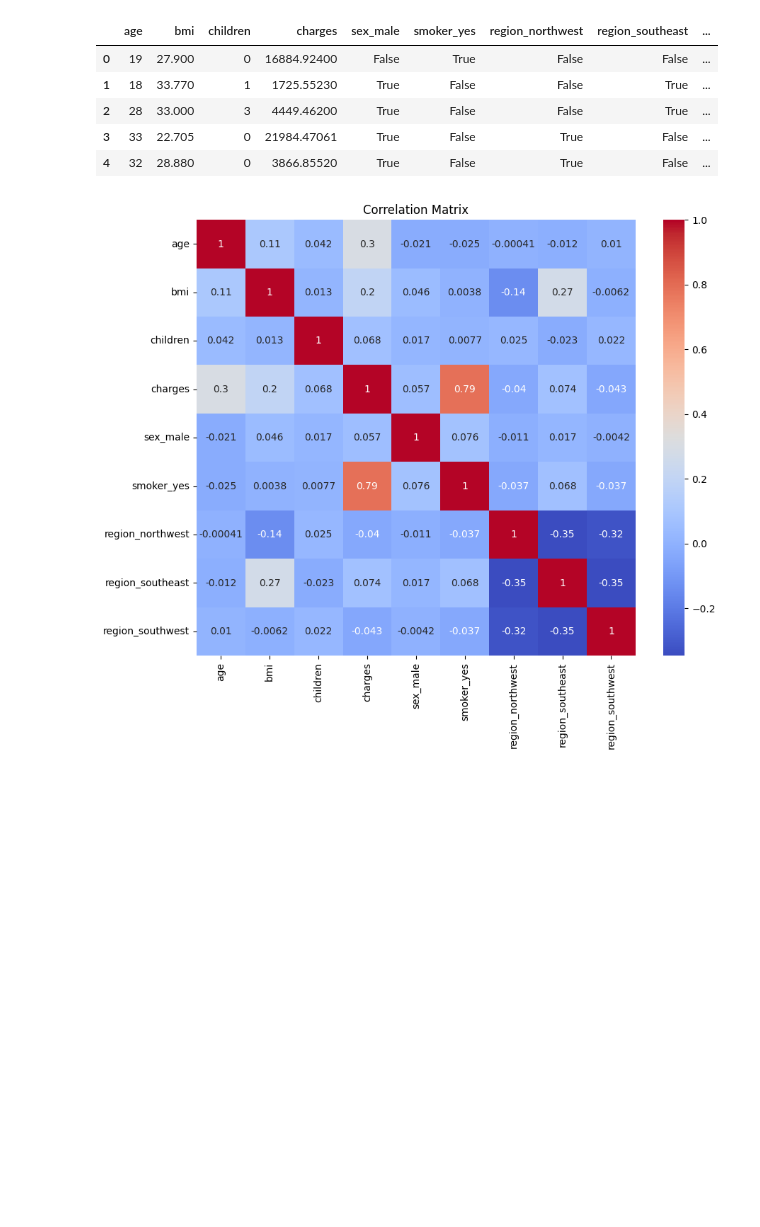
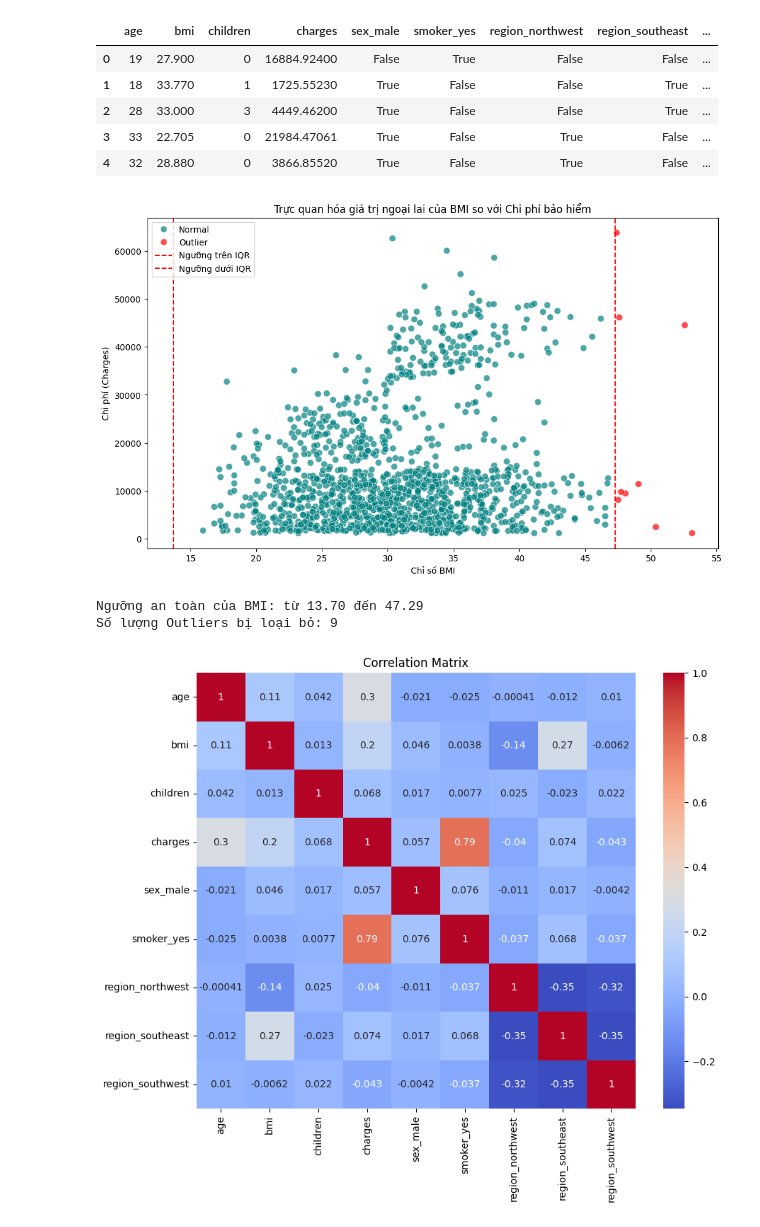
Before and after one commit to thuynguyenhuit/hocsau, a Jupyter notebook: Phan_tich_hoi_quy_tuyen_tinh_Insurance.ipynb, the cells around one changed output. Cells and saved outputs as stored; diff of their text form; code cells hidden in the pictures; blank space fills up the shorter version.

```diff
--- a/Phan_tich_hoi_quy_tuyen_tinh_Insurance.ipynb
+++ b/Phan_tich_hoi_quy_tuyen_tinh_Insurance.ipynb
@@ -74,3 +74,50 @@ Dữ liệu sau khi mã hóa thành công:
 | 2 | 28 | 33.000 | 3 | 4449.46200 | True | False | False | True | ... |
 | 3 | 33 | 22.705 | 0 | 21984.47061 | True | False | True | False | ... |
 | 4 | 32 | 28.880 | 0 | 3866.85520 | True | False | True | False | ... |
+# %%
+import pandas as pd
+import seaborn as sns
+import matplotlib.pyplot as plt
+
+# 1. Tính toán ngưỡng IQR cho cột BMI
+Q1 = pd_train['bmi'].quantile(0.25)
+Q3 = pd_train['bmi'].quantile(0.75)
+IQR = Q3 - Q1
+lower_bound = Q1 - 1.5 * IQR
+upper_bound = Q3 + 1.5 * IQR
+
+# 2. Tạo cột phân loại Outlier
+# Hàm này sẽ trả về 'Outlier' nếu giá trị nằm ngoài ngưỡng, ngược lại là 'Normal'
+pd_train['is_outlier'] = pd_train['bmi'].apply(
+    lambda x: 'Outlier' if (x < lower_bound or x > upper_bound) else 'Normal'
+)
+
+# 3. Vẽ biểu đồ phân tán (Scatter Plot)
+plt.figure(figsize=(12, 7))
+
+# Dùng tham số 'hue' để phân biệt màu sắc dựa trên cột 'is_outlier'
+# 'palette' giúp bạn chọn màu cụ thể (ví dụ: đỏ cho Outlier, xanh cho Normal)
+sns.scatterplot(
+    data=pd_train,
+    x='bmi',
+    y='charges',
+    hue='is_outlier',
+    palette={'Normal': 'teal', 'Outlier': 'red'},
+    alpha=0.7,
+    s=60
+)
+
+# Vẽ thêm đường giới hạn để dễ quan sát
+plt.axvline(x=upper_bound, color='red', linestyle='--', label='Ngưỡng trên IQR')
+plt.axvline(x=lower_bound, color='red', linestyle='--', label='Ngưỡng dưới IQR')
+
+plt.title('Trực quan hóa giá trị ngoại lai của BMI so với Chi phí bảo hiểm')
+plt.xlabel('Chỉ số BMI')
+plt.ylabel('Chi phí (Charges)')
+plt.legend()
+plt.show()
+
+# Sau khi xem xong, bạn nhớ xóa cột tạm này để tránh ảnh hưởng bước huấn luyện
+#pd_train.drop(columns=['is_outlier'], inplace=True)
+# %% [output]
+[figure, added]
@@ -77,3 +126,30 @@ Dữ liệu sau khi mã hóa thành công:
+# %%
+#Xử lý các giá trị ngoại lai cho cột BMI
+import numpy as np
+
+# Giả sử đây là cột BMI trong dữ liệu của bạn
+bmi_data = pd_train['bmi']
+
+# 1. Tính Q1, Q3
+Q1 = bmi_data.quantile(0.25)
+Q3 = bmi_data.quantile(0.75)
+
+# 2. Tính IQR
+IQR = Q3 - Q1
+
+# 3. Xác định ngưỡng
+lower_limit = Q1 - 1.5 * IQR
+upper_limit = Q3 + 1.5 * IQR
+
+# 4. Lọc dữ liệu
+outliers = bmi_data[(bmi_data < lower_limit) | (bmi_data > upper_limit)]
+df_cleaned = pd_train[(pd_train['bmi'] >= lower_limit) & (pd_train['bmi'] <= upper_limit)]
+
+print(f"Ngưỡng an toàn của BMI: từ {lower_limit:.2f} đến {upper_limit:.2f}")
+print(f"Số lượng Outliers bị loại bỏ: {len(outliers)}")
+# %% [output]
+Ngưỡng an toàn của BMI: từ 13.70 đến 47.29
+Số lượng Outliers bị loại bỏ: 9
 # %%
 #Ma trận tương quan
 import seaborn as sns
```
Also changed, not shown: parts of 3 cells of this notebook.
